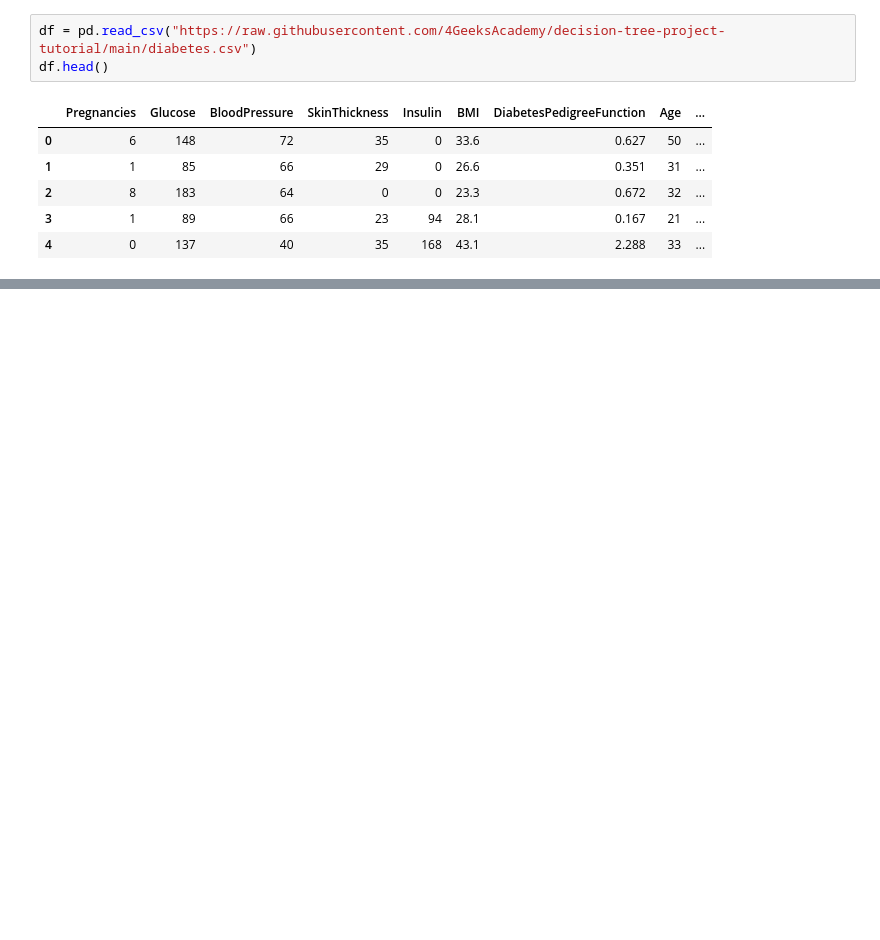
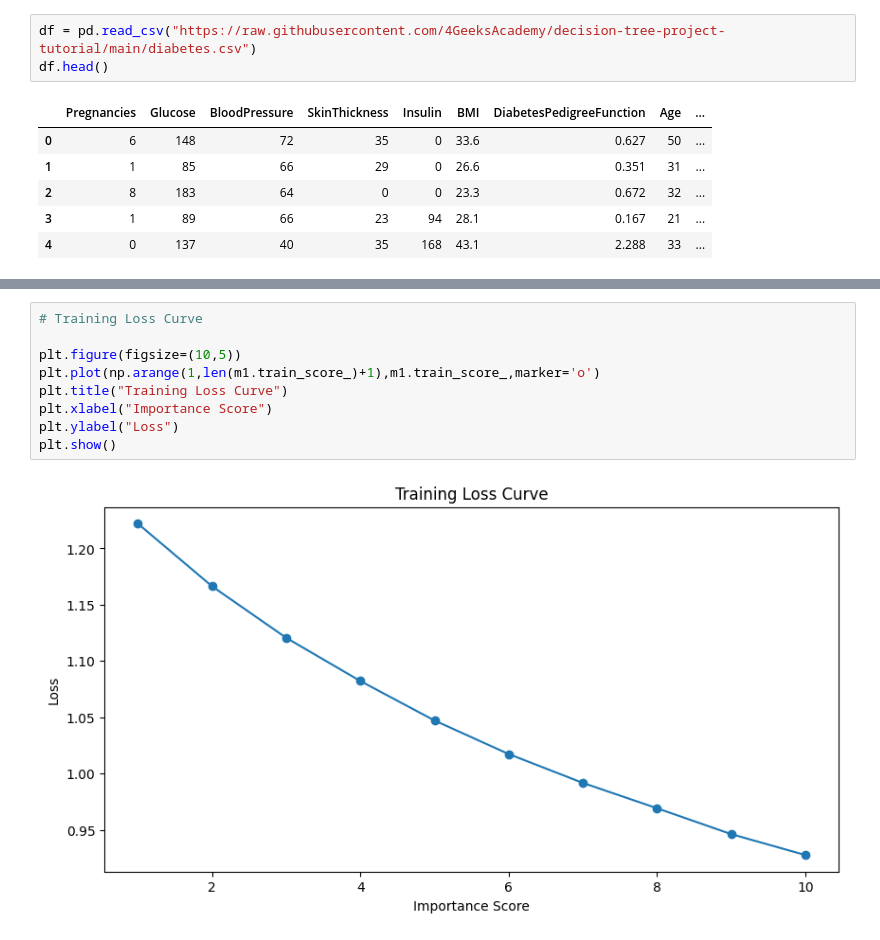
Before and after one commit to campos0170/machine-learning-python-template, a Jupyter notebook: src/explore.ipynb, the cells around one changed output, grey strips where cells are left out. Cells and saved outputs as stored; diff of their text form; blank space fills up the shorter version.

```diff
--- a/src/explore.ipynb
+++ b/src/explore.ipynb
@@ -16,0 +90,11 @@ df.head()
+# %%
+# Training Loss Curve
+
+plt.figure(figsize=(10,5))
+plt.plot(np.arange(1,len(m1.train_score_)+1),m1.train_score_,marker='o')
+plt.title("Training Loss Curve")
+plt.xlabel("Importance Score")
+plt.ylabel("Loss")
+plt.show()
+# %% [output]
+[figure, added]
```
Also changed, not shown: parts of 13 cells of this notebook.
